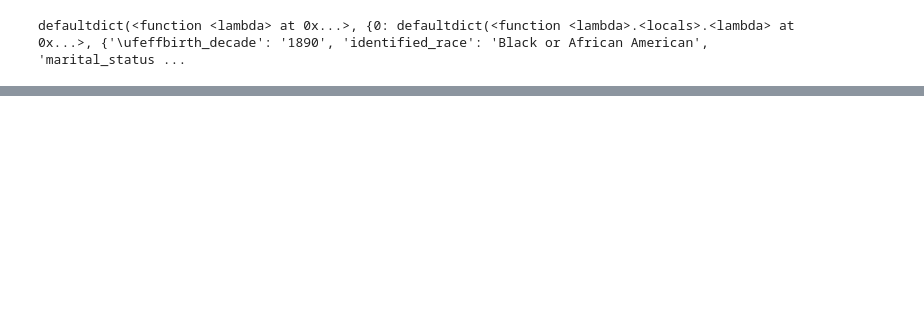
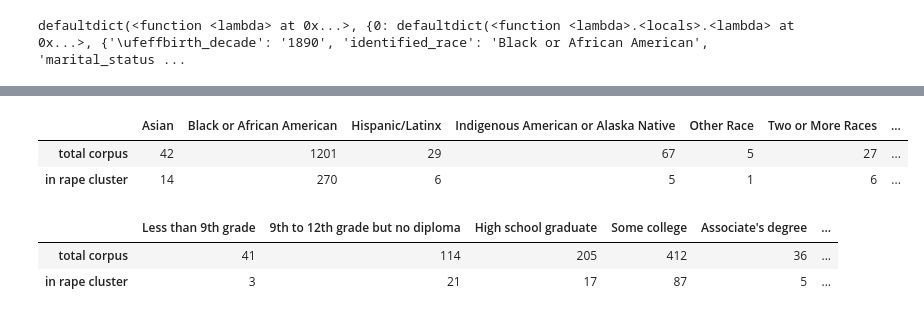
Before and after one commit to ohtap/ohtap, a Jupyter notebook: Research Question 1/RQ1 code.ipynb, the cells around one changed output, grey strips where cells are left out. Drawn from its saved outputs; the diff is of its cells as text; code cells hidden in the pictures; blank space fills up the shorter version.

```diff
--- a/Research Question 1/RQ1 code.ipynb
+++ b/Research Question 1/RQ1 code.ipynb
@@ -129,0 +128,2 @@ print(checkAProfile(database, "White", "Female", "Graduate or professional degre
+# %%
+interviewtxt=pandas.DataFrame(interviewtxt[1:], columns=interviewtxt[0])
@@ -129,0 +194,26 @@ print(checkAProfile(database, "White", "Female", "Graduate or professional degre
+# %%
+race=[]
+for i in dataformatted["identified_race"]:
+    race.append(i)
+race.remove("No Info")
+race.sort()
+race.append("No Info")
+total=[]
+for i in race:
+    total.append(dataformatted["identified_race"][i])
+hits=defaultdict(lambda:0)
+for x in names:
+    id_nums=text_to_ids[x]
+    for num in id_nums:
+        hits[ids_to_info[num]["race"]]+=1
+hits_formatted=[]
+for i in race:
+    hits_formatted.append(hits[i])
+# %%
+df_race = pandas.DataFrame([total, hits_formatted],index=["total corpus", "in rape cluster"], columns=race)
+# %%
+display(df_race)
+# %% [output]
+|  | Asian | Black or African American | Hispanic/Latinx | Indigenous American or Alaska Native | Other Race | Two or More Races | ... |
+| total corpus | 42 | 1201 | 29 | 67 | 5 | 27 | ... |
+| in rape cluster | 14 | 270 | 6 | 5 | 1 | 6 | ... |
@@ -129,0 +235,6 @@ print(checkAProfile(database, "White", "Female", "Graduate or professional degre
+# %%
+display(df_education)
+# %% [output]
+|  | Less than 9th grade | 9th to 12th grade but no diploma | High school graduate | Some college | Associate's degree | ... |
+| total corpus | 41 | 114 | 205 | 412 | 36 | ... |
+| in rape cluster | 3 | 21 | 17 | 87 | 5 | ... |
```
Also changed, not shown: parts of 13 cells of this notebook.
